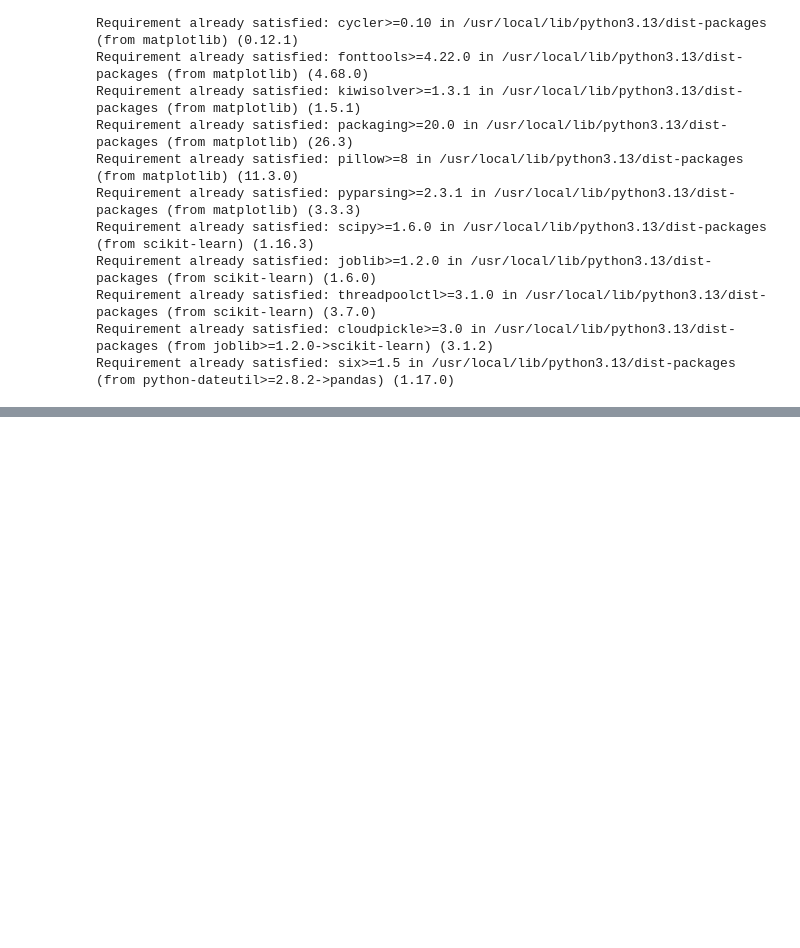
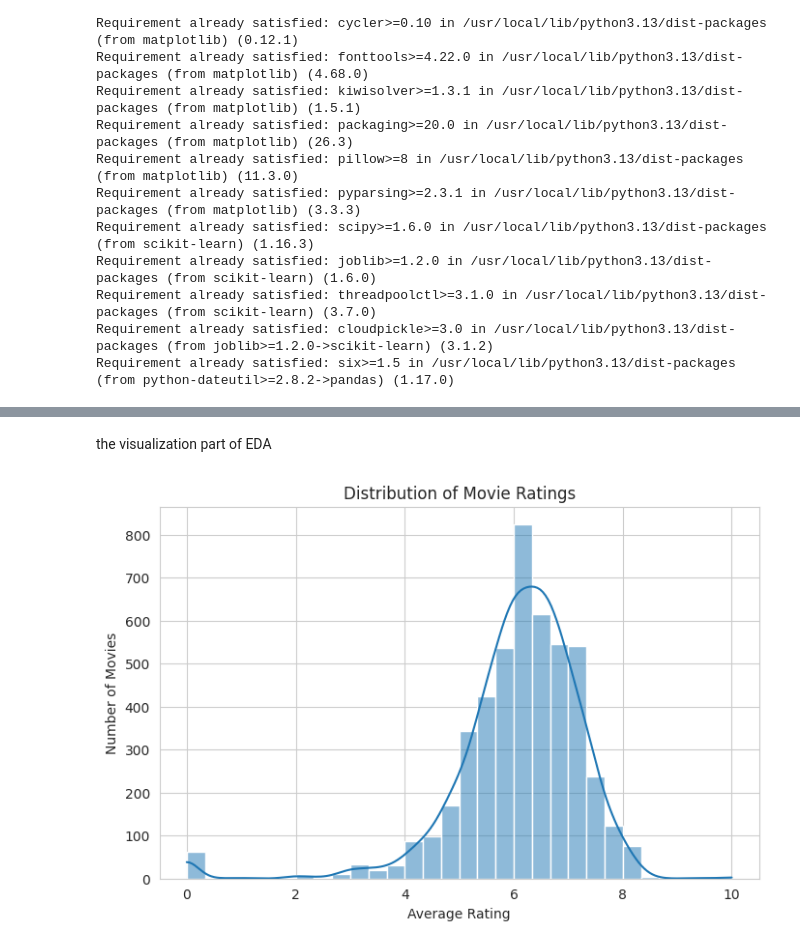
Before and after one commit to yosr-hr/movie_recommendation_system, a Jupyter notebook: notebooks/movie_recommendation.ipynb, the cells around one changed output, grey strips where cells are left out. Saved outputs shown, nothing was run; the diff lists cells and outputs as text; code cells hidden in the pictures; blank space fills up the shorter version.

```diff
--- a/notebooks/movie_recommendation.ipynb
+++ b/notebooks/movie_recommendation.ipynb
@@ -23,3 +23,10 @@ Requirement already satisfied: joblib>=1.2.0 in /usr/local/lib/python3.13/dist-p
 Requirement already satisfied: threadpoolctl>=3.1.0 in /usr/local/lib/python3.13/dist-packages (from scikit-learn) (3.7.0)
 Requirement already satisfied: cloudpickle>=3.0 in /usr/local/lib/python3.13/dist-packages (from joblib>=1.2.0->scikit-learn) (3.1.2)
 Requirement already satisfied: six>=1.5 in /usr/local/lib/python3.13/dist-packages (from python-dateutil>=2.8.2->pandas) (1.17.0)
+# %%
+import pandas as pd
+import numpy as np
+
+movies = pd.read_csv("/content/movies.csv")
+
+print("Dataset loaded successfully!")
@@ -25,0 +162,21 @@ Requirement already satisfied: six>=1.5 in /usr/local/lib/python3.13/dist-packag
+# %% [markdown]
+the visualization part of EDA
+# %%
+import matplotlib.pyplot as plt
+import seaborn as sns
+
+# Set the visual style
+sns.set_style("whitegrid")
+# %%
+#Distribution of movie ratings
+plt.figure(figsize=(8, 5))
+
+sns.histplot(data=movies, x="vote_average", bins=30, kde=True)
+
+plt.title("Distribution of Movie Ratings")
+plt.xlabel("Average Rating")
+plt.ylabel("Number of Movies")
+
+plt.show()
+# %% [output]
+[figure, added]
```
Also changed, not shown: parts of 33 cells of this notebook.
